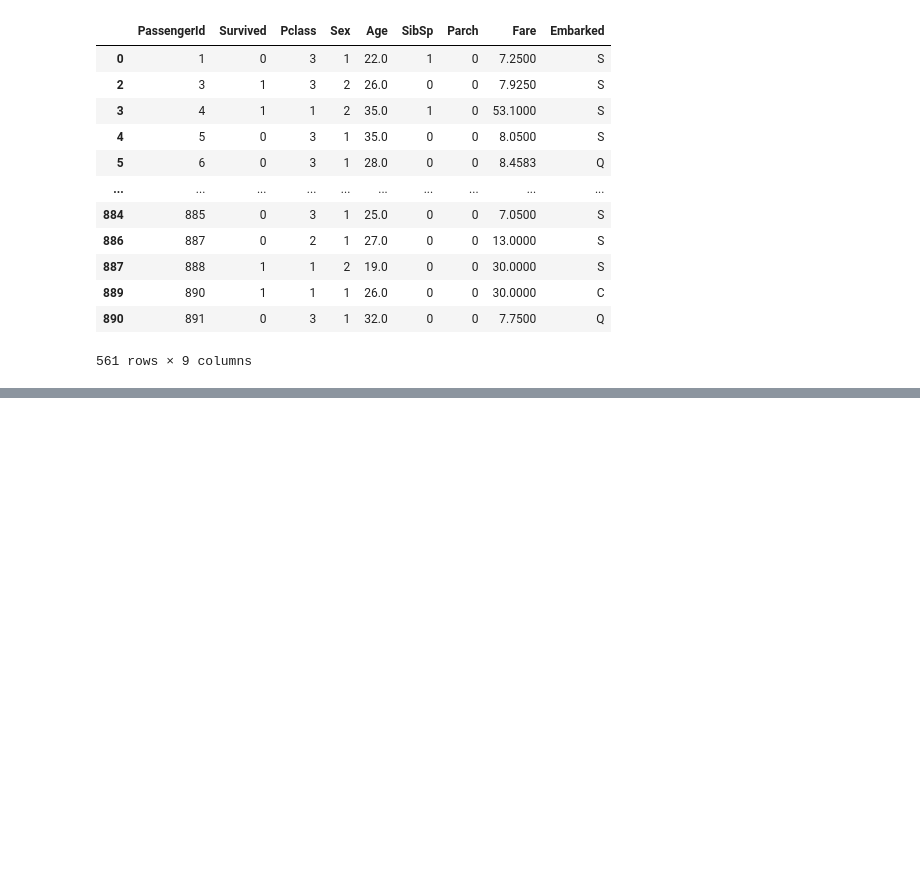
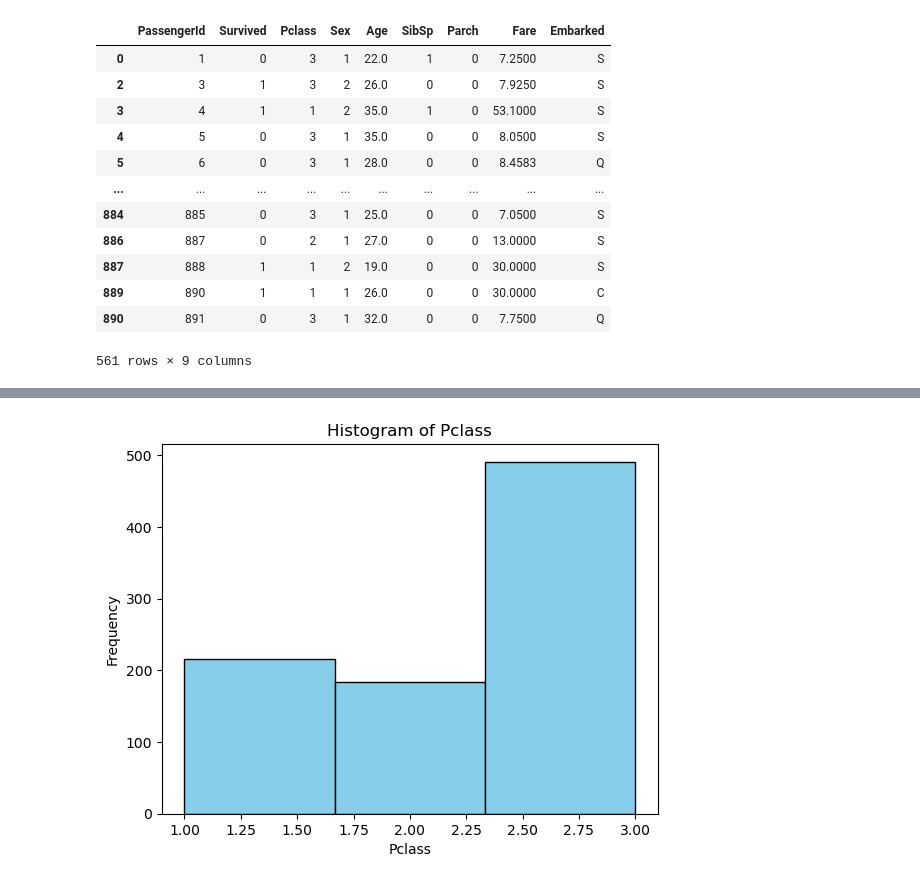
Before and after one commit to yassa404/EgyptDigitalAI_Track, a Jupyter notebook: python/on session/titanic data set visulization.ipynb, the cells around one changed output, grey strips where cells are left out. Saved outputs shown, nothing was run; the diff lists cells and outputs as text; code cells hidden in the pictures; blank space fills up the shorter version.

```diff
--- a/python/on session/titanic data set visulization.ipynb
+++ b/python/on session/titanic data set visulization.ipynb
@@ -192,0 +232,10 @@ cleaned_df
+# %%
+age_bins = [0, 10, 20, 30, 40, 50, 60, 70, 80, 100, 200]
+age_labels = ['0-10', '11-20', '21-30', '31-40', '41-50', '51-60', '61-70', '71-80', '81-90', '91-100']
+df['Age_Binned'] = pd.cut(df['Age'], bins=age_bins, labels=age_labels, right=False)
+
+age_grouped = df.groupby(['Age_Binned', 'Survived']).size().unstack(fill_value=0)
+age_grouped['Total'] = age_grouped.sum(axis=1)
+age_grouped['Survived_Percentage'] = (age_grouped[1] / age_grouped['Total']) * 100
+age_grouped['Non_Survived_Percentage'] = (age_grouped[0] / age_grouped['Total']) * 100
+age_grouped
@@ -192,0 +255,9 @@ cleaned_df
+# %%
+import matplotlib.pyplot as plt
+plt.hist(df['Pclass'], bins=3, color='skyblue', edgecolor='black')
+plt.title('Histogram of Pclass')
+plt.xlabel('Pclass')
+plt.ylabel('Frequency')
+plt.show()
+# %% [output]
+[figure, added]
```
Also changed, not shown: parts of 11 cells of this notebook, 1 other file.
